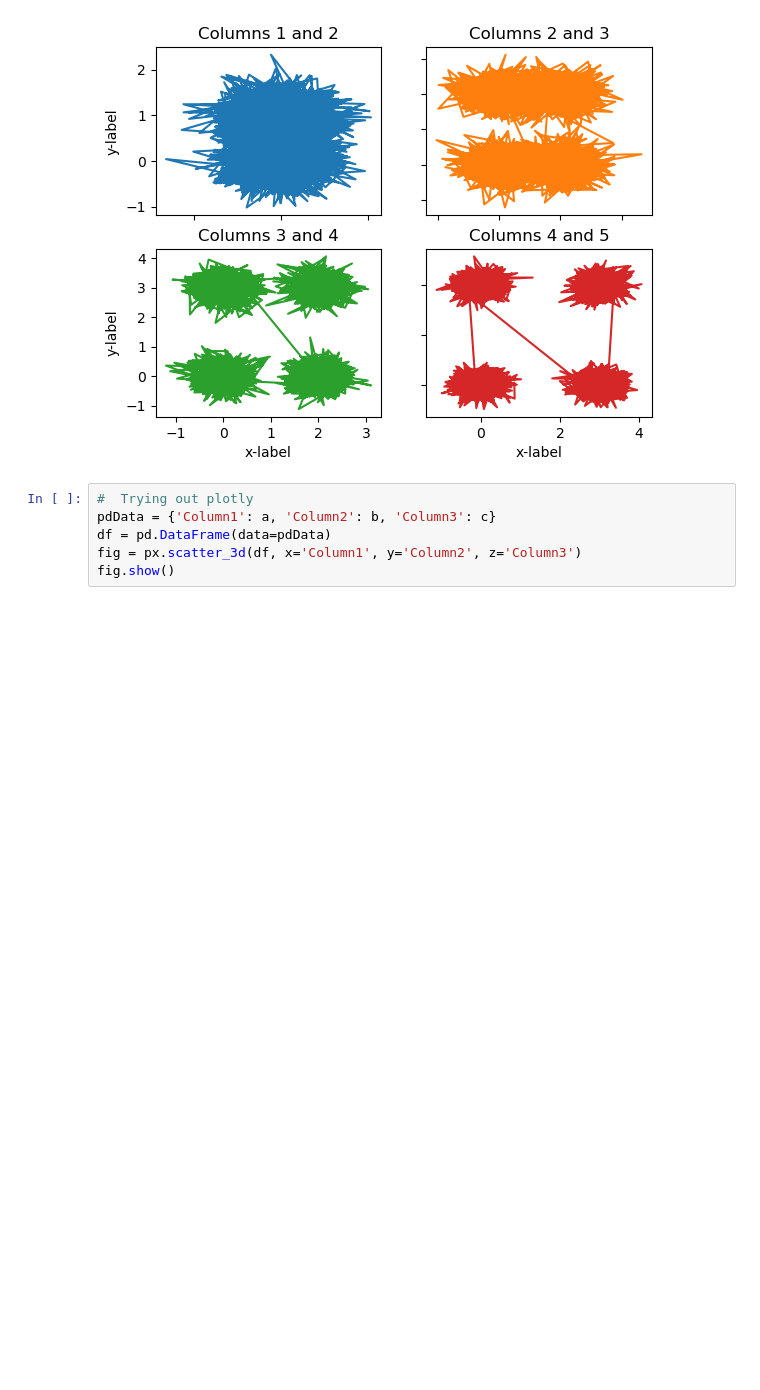
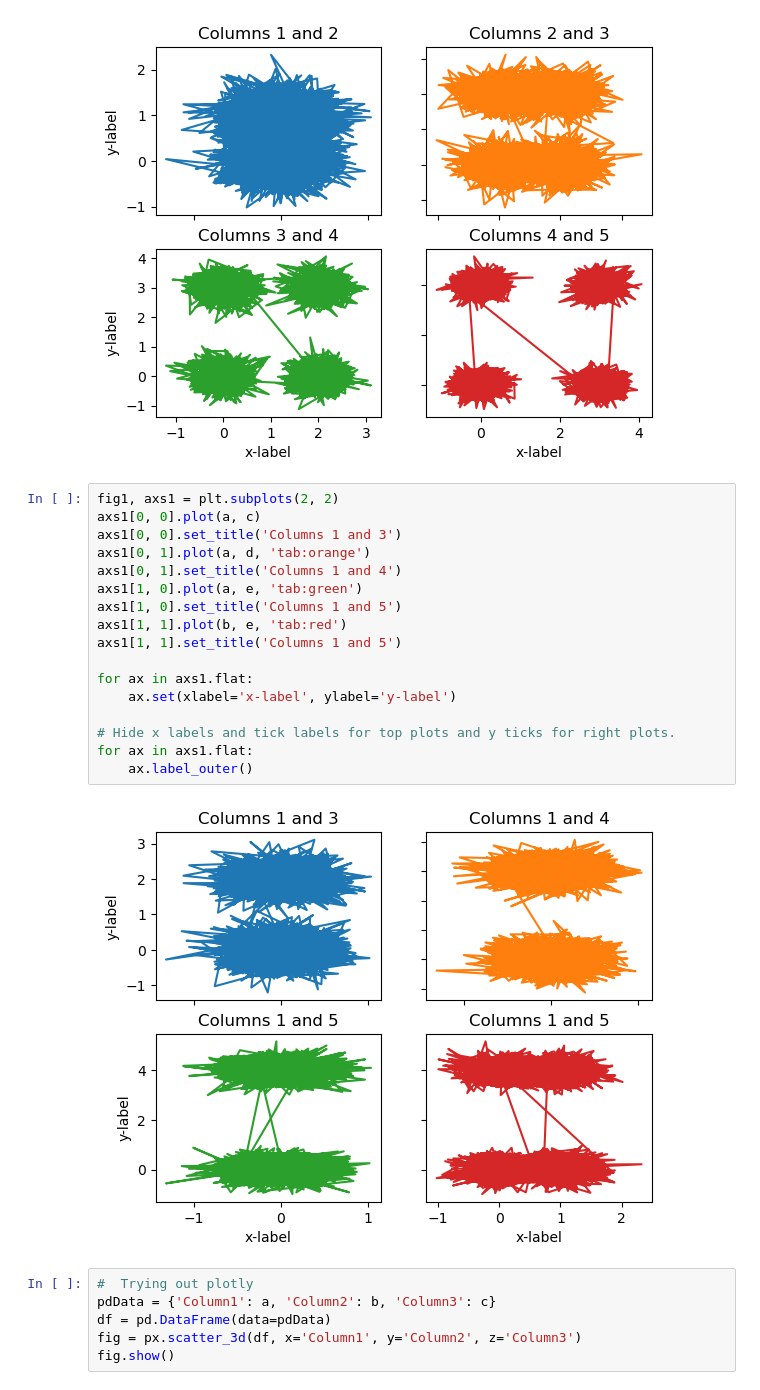
Before and after one commit to MiguelAcostaDelVecchio/RandomProcesses, a Jupyter notebook: Week5/MiguelHW5.ipynb, the cells around one changed output. Saved outputs shown, nothing was run; the diff lists cells and outputs as text; blank space fills up the shorter version.

```diff
--- a/Week5/MiguelHW5.ipynb
+++ b/Week5/MiguelHW5.ipynb
@@ -68,6 +72,25 @@ for ax in axs.flat:
     ax.label_outer()
 # %% [output]
 [figure]
+# %%
+fig1, axs1 = plt.subplots(2, 2)
+axs1[0, 0].plot(a, c)
+axs1[0, 0].set_title('Columns 1 and 3')
+axs1[0, 1].plot(a, d, 'tab:orange')
+axs1[0, 1].set_title('Columns 1 and 4')
+axs1[1, 0].plot(a, e, 'tab:green')
+axs1[1, 0].set_title('Columns 1 and 5')
+axs1[1, 1].plot(b, e, 'tab:red')
+axs1[1, 1].set_title('Columns 1 and 5')
+
+for ax in axs1.flat:
+    ax.set(xlabel='x-label', ylabel='y-label')
+
+# Hide x labels and tick labels for top plots and y ticks for right plots.
+for ax in axs1.flat:
+    ax.label_outer()
+# %% [output]
+[figure, added]
 # %%
 #  Trying out plotly
 pdData = {'Column1': a, 'Column2': b, 'Column3': c}
```
Also changed, not shown: parts of 12 cells of this notebook.
